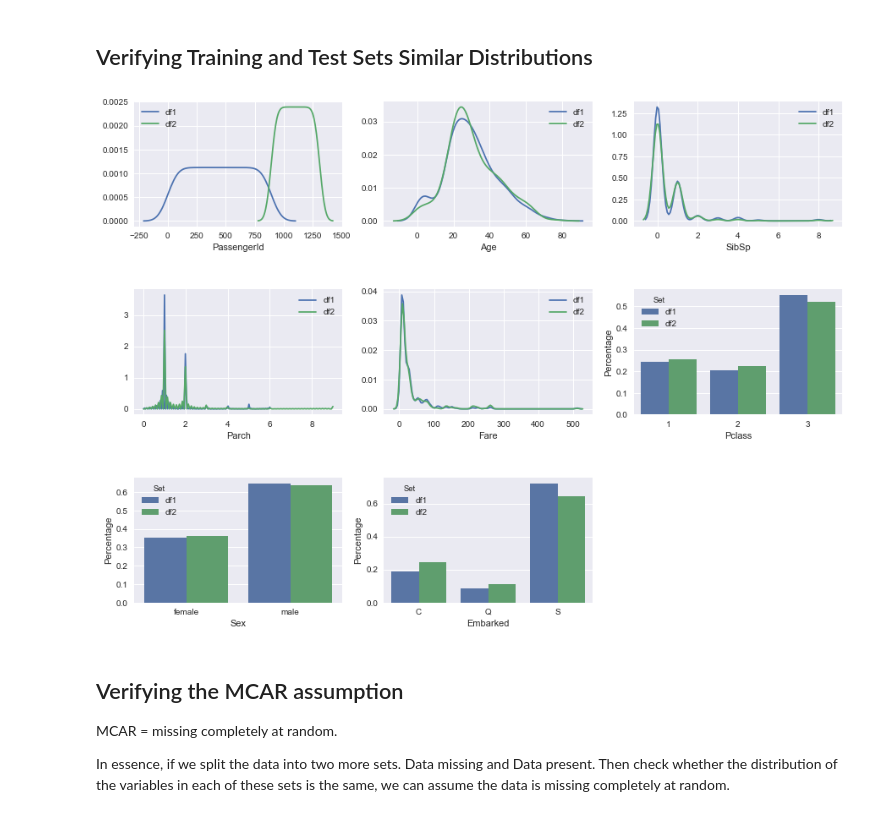
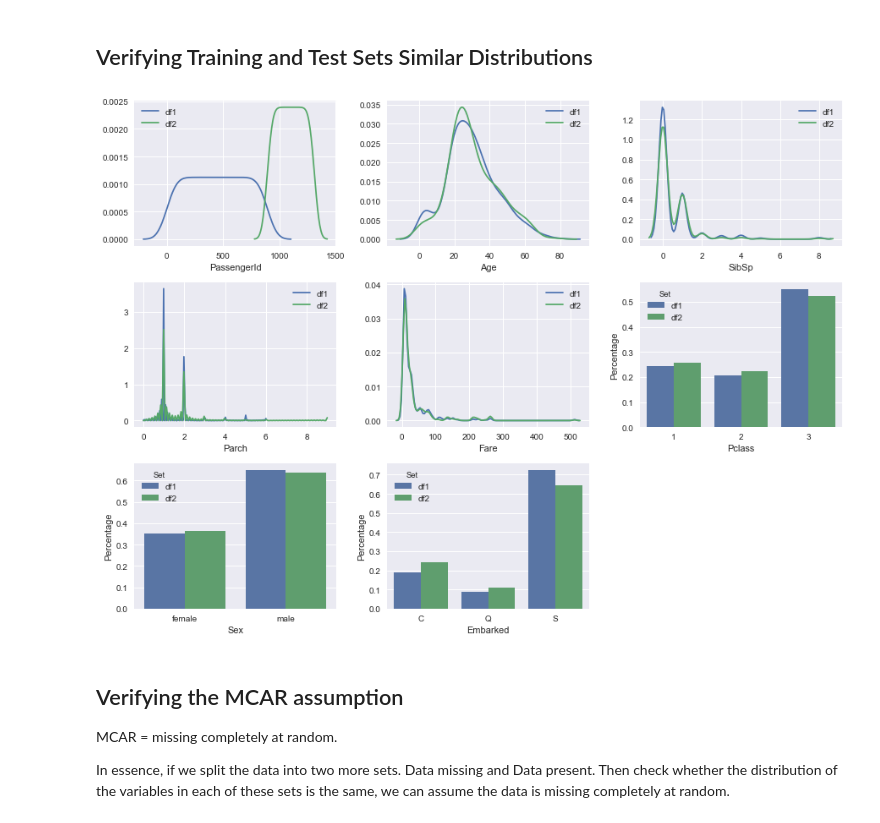
Before and after one commit to athi94/investigation-of-imputation-methods, a Jupyter notebook: notebooks/Investigation of Imputation Methods.ipynb, the cells around one changed output. Cells and saved outputs as stored; diff of their text form; code cells hidden in the pictures.

```diff
--- a/notebooks/Investigation of Imputation Methods.ipynb
+++ b/notebooks/Investigation of Imputation Methods.ipynb
@@ -85,35 +85,35 @@ def distComparison(df1, df2):
 
     numerics = df1.select_dtypes(include=[np.number]).columns
     cats = df1.select_dtypes(include=['category']).columns
 
     fig = plt.figure(figsize=(15, 15))
     axes = gs.GridSpec(m, n)
-    axes.update(wspace=0.1hspace=0.25)
+    axes.update(wspace=0.25, hspace=0.25)
 
     for i in range(len(numerics)):
         x, y = coords[i]
         ax = plt.subplot(axes[x, y])
         col = numerics[i]
         sns.kdeplot(df1[col].dropna(), ax=ax, label='df1').set(xlabel=col)
         sns.kdeplot(df2[col].dropna(), ax=ax, label='df2')
 
     for i in range(0, len(cats)):
         x, y = coords[len(numerics)+i]
         ax = plt.subplot(axes[x, y])
         col = cats[i]
 
         df1_temp = df1[col].value_counts()
         df2_temp = df2[col].value_counts()
         df1_temp = pd.DataFrame({col: df1_temp.index, 'value': df1_temp/len(df1), 'Set': np.repeat('df1', len(df1_temp))})
         df2_temp = pd.DataFrame({col: df2_temp.index, 'value': df2_temp/len(df2), 'Set': np.repeat('df2', len(df2_temp))})
 
         sns.barplot(x=col, y='value', hue='Set', data=pd.concat([df1_temp, df2_temp]), ax=ax).set(ylabel='Percentage')
 
 
 
 distComparison(train.drop('Survived', 1), test)
 # %% [output]
-[figure, old version]
+[figure, new version]
 # %% [markdown]
 ## Verifying the MCAR assumption
 
```
